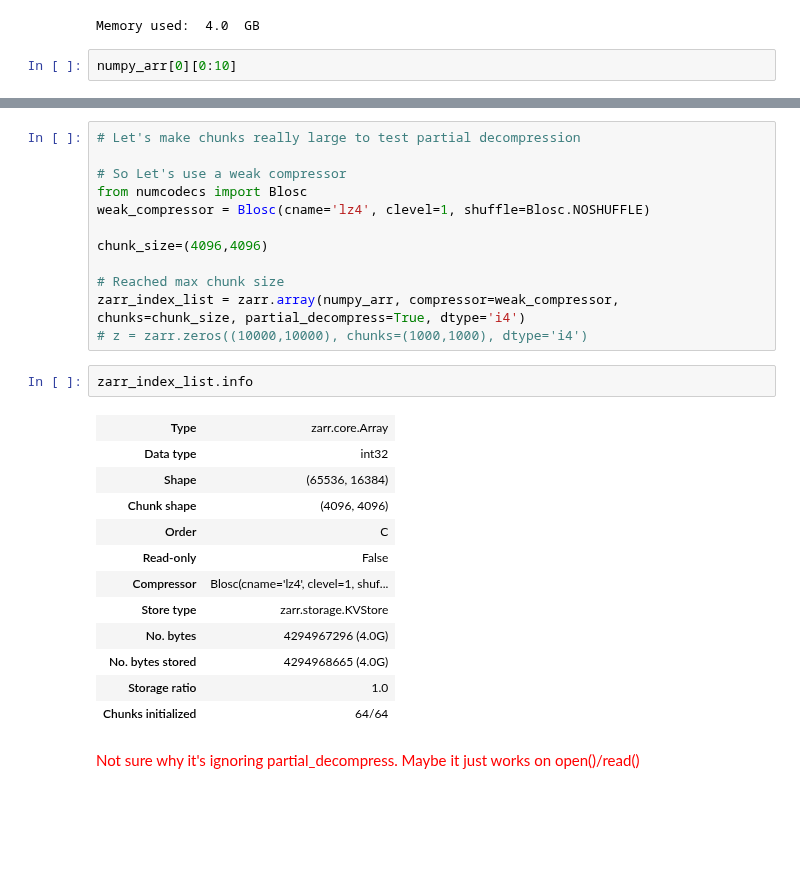
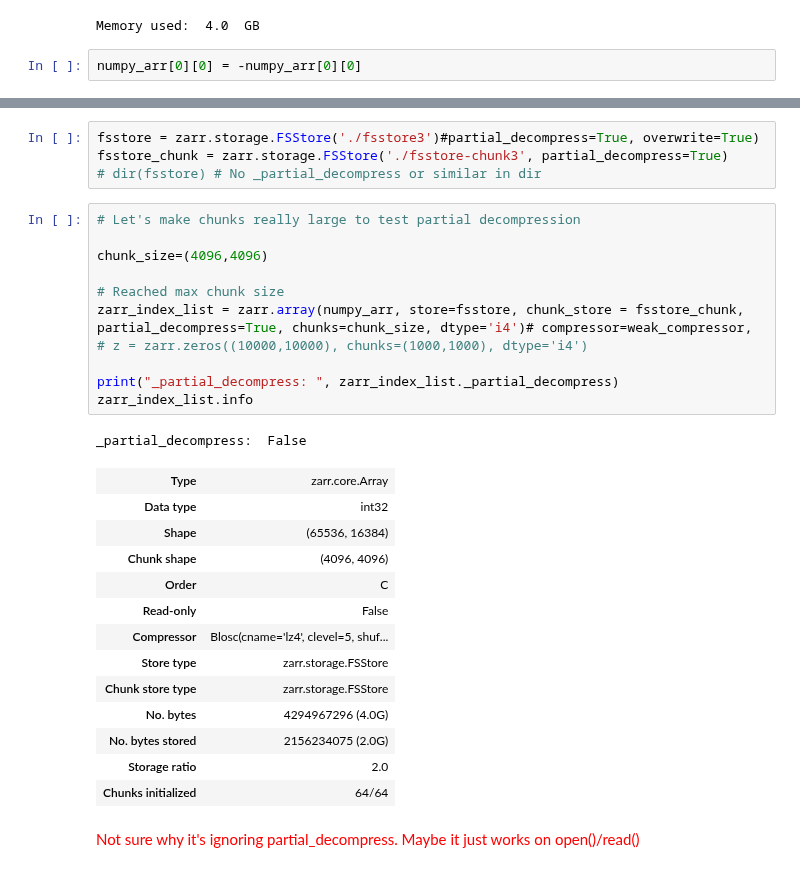
Before and after one commit to ariellubonja/ncar-zarr-code, a Jupyter notebook: chunk-partial-decompress-NOshard.ipynb, the cells around one changed output, grey strips where cells are left out. Drawn from its saved outputs; the diff is of its cells as text; blank space fills up the shorter version.

Commit message:
Randal experiments, now following test_core.py

```diff
--- a/chunk-partial-decompress-NOshard.ipynb
+++ b/chunk-partial-decompress-NOshard.ipynb
@@ -28,4 +28,4 @@ print("Memory used: ", numpy_arr.nbytes / 1024 / 1024 / 1024, " GB")
 # %% [output]
 Memory used:  4.0  GB
 # %%
-numpy_arr[0][0:10]
+numpy_arr[0][0] = -numpy_arr[0][0]
@@ -35,29 +76,32 @@ array([62127,  5850, 35776, 28503, 52751, 47880,  8465, 34995,   920,
+# %%
+fsstore = zarr.storage.FSStore('./fsstore3')#partial_decompress=True, overwrite=True)
+fsstore_chunk = zarr.storage.FSStore('./fsstore-chunk3', partial_decompress=True)
+# dir(fsstore) # No _partial_decompress or similar in dir
 # %%
 # Let's make chunks really large to test partial decompression
-
-# So Let's use a weak compressor
-from numcodecs import Blosc
-weak_compressor = Blosc(cname='lz4', clevel=1, shuffle=Blosc.NOSHUFFLE)
 
 chunk_size=(4096,4096)
 
 # Reached max chunk size
-zarr_index_list = zarr.array(numpy_arr, compressor=weak_compressor, chunks=chunk_size, partial_decompress=True, dtype='i4')
+zarr_index_list = zarr.array(numpy_arr, store=fsstore, chunk_store = fsstore_chunk, partial_decompress=True, chunks=chunk_size, dtype='i4')# compressor=weak_compressor,
 # z = zarr.zeros((10000,10000), chunks=(1000,1000), dtype='i4')
+
+print("_partial_decompress: ", zarr_index_list._partial_decompress)
+zarr_index_list.info
+# %% [output]
+_partial_decompress:  False
+| Type | zarr.core.Array |
+| Data type | int32 |
+| Shape | (65536, 16384) |
+| Chunk shape | (4096, 4096) |
+| Order | C |
+| Read-only | False |
+| Compressor | Blosc(cname='lz4', clevel=5, shuf... |
+| Store type | zarr.storage.FSStore |
+| Chunk store type | zarr.storage.FSStore |
+| No. bytes | 4294967296 (4.0G) |
+| No. bytes stored | 2156234075 (2.0G) |
+| Storage ratio | 2.0 |
+| Chunks initialized | 64/64 |
-# %%
-zarr_index_list.info
-# %% [output]
-| Type | zarr.core.Array |
-| Data type | int32 |
-| Shape | (65536, 16384) |
-| Chunk shape | (4096, 4096) |
-| Order | C |
-| Read-only | False |
-| Compressor | Blosc(cname='lz4', clevel=1, shuf... |
-| Store type | zarr.storage.KVStore |
-| No. bytes | 4294967296 (4.0G) |
-| No. bytes stored | 4294968665 (4.0G) |
-| Storage ratio | 1.0 |
-| Chunks initialized | 64/64 |
 # %% [markdown]
 <font color="red">Not sure why it's ignoring partial_decompress. Maybe it just works on open()/read()</font>
```
Also changed, not shown: parts of 40 cells of this notebook, 1 other file.
